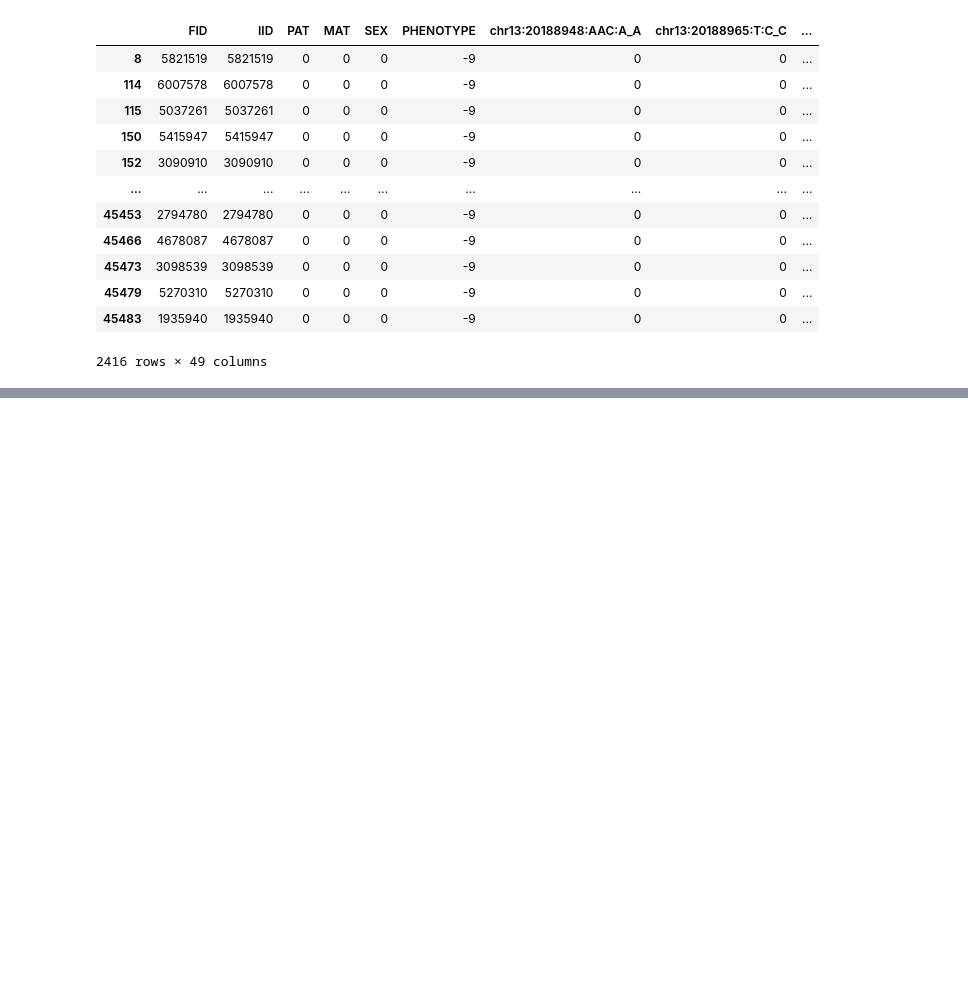
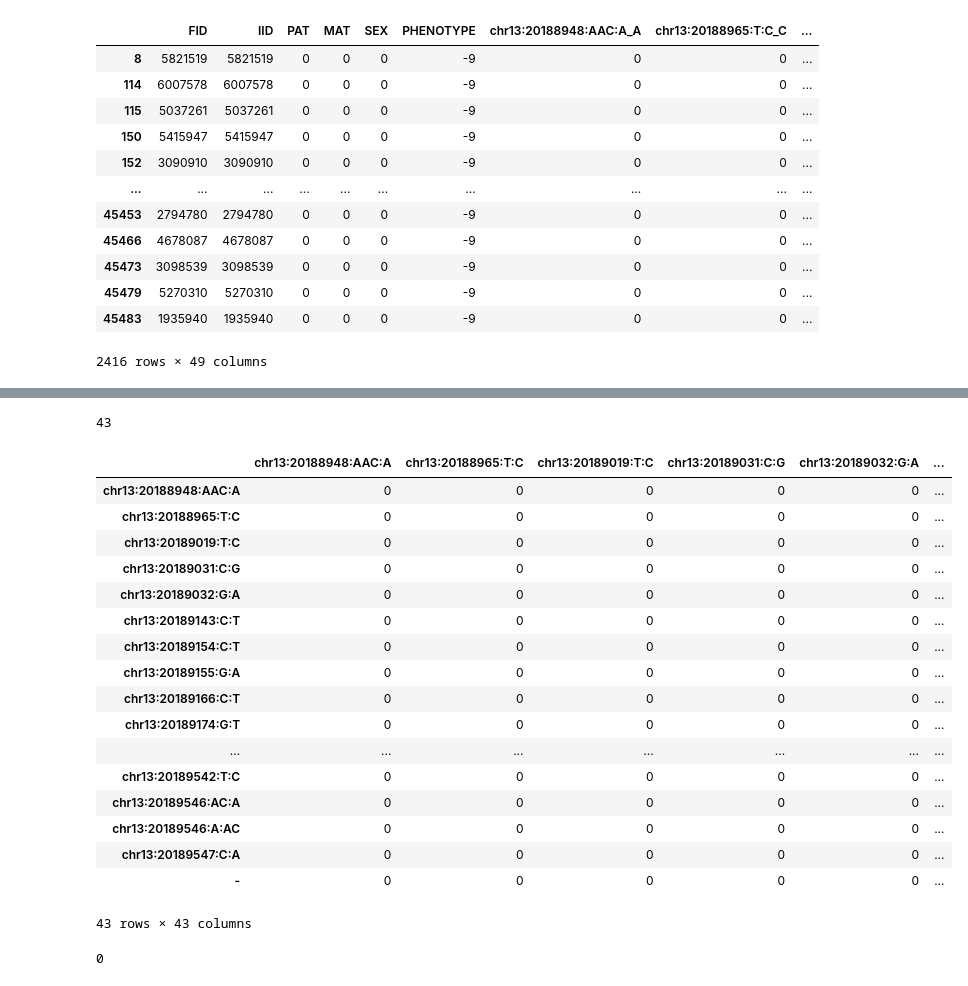
Before and after one commit to statgenetics/UKBB_GWAS_dev, a Jupyter notebook: workflow/rarevarianttable.ipynb, the cells around one changed output, grey strips where cells are left out. Drawn from its saved outputs; the diff is of its cells as text; code cells hidden in the pictures; blank space fills up the shorter version.

```diff
--- a/workflow/rarevarianttable.ipynb
+++ b/workflow/rarevarianttable.ipynb
@@ -5486,0 +5600,4 @@ raw[raw["sum"]==1].to_csv("~/UKBiobank/results/REGENIE_results/results_burden_ex
+# %%
+for snp in raw.columns.to_list()[6:]:
+    matrix.loc[snp,"-"] = count[snp].values[0]
+matrix
@@ -5486,0 +5623,5 @@ raw[raw["sum"]==1].to_csv("~/UKBiobank/results/REGENIE_results/results_burden_ex
+# %%
+# homoz
+for snp in raw.columns.to_list()[6:]:
+    matrix.loc[snp,snp] = len(raw[raw[snp]==2])
+matrix
@@ -5486,0 +5657,3 @@ raw[raw["sum"]==1].to_csv("~/UKBiobank/results/REGENIE_results/results_burden_ex
+# %%
+matrix.loc["-","-"] = 43005
+matrix
@@ -5486,0 +5679,32 @@ raw[raw["sum"]==1].to_csv("~/UKBiobank/results/REGENIE_results/results_burden_ex
+# %%
+snplist = raw.columns.to_list()[6:]
+modsnplist = []
+for snp in snplist:
+    modsnplist.append(snp.split("_")[0])
+modsnplist = modsnplist + ["-"]
+len(modsnplist)
+# %% [output]
+43
+# %%
+matrix.columns = modsnplist
+matrix.index = modsnplist
+matrix
+# %% [output]
+|  | chr13:20188948:AAC:A | chr13:20188965:T:C | chr13:20189019:T:C | chr13:20189031:C:G | chr13:20189032:G:A | ... |
+| chr13:20188948:AAC:A | 0 | 0 | 0 | 0 | 0 | ... |
+| chr13:20188965:T:C | 0 | 0 | 0 | 0 | 0 | ... |
+| chr13:20189019:T:C | 0 | 0 | 0 | 0 | 0 | ... |
+| chr13:20189031:C:G | 0 | 0 | 0 | 0 | 0 | ... |
+| chr13:20189032:G:A | 0 | 0 | 0 | 0 | 0 | ... |
+| chr13:20189143:C:T | 0 | 0 | 0 | 0 | 0 | ... |
+| chr13:20189154:C:T | 0 | 0 | 0 | 0 | 0 | ... |
+| chr13:20189155:G:A | 0 | 0 | 0 | 0 | 0 | ... |
+| chr13:20189166:C:T | 0 | 0 | 0 | 0 | 0 | ... |
+| chr13:20189174:G:T | 0 | 0 | 0 | 0 | 0 | ... |
+| ... | ... | ... | ... | ... | ... | ... |
+| chr13:20189542:T:C | 0 | 0 | 0 | 0 | 0 | ... |
+| chr13:20189546:AC:A | 0 | 0 | 0 | 0 | 0 | ... |
+| chr13:20189546:A:AC | 0 | 0 | 0 | 0 | 0 | ... |
+| chr13:20189547:C:A | 0 | 0 | 0 | 0 | 0 | ... |
+| - | 0 | 0 | 0 | 0 | 0 | ... |
+43 rows × 43 columns
@@ -5486,0 +5713,5 @@ raw[raw["sum"]==1].to_csv("~/UKBiobank/results/REGENIE_results/results_burden_ex
+# %%
+rowsum = raw.iloc[:,6:].sum(axis=1,skipna=True)
+len(raw[rowsum>=3])
+# %% [output]
+0
```
Also changed, not shown: parts of 48 cells of this notebook, 1 other file.
